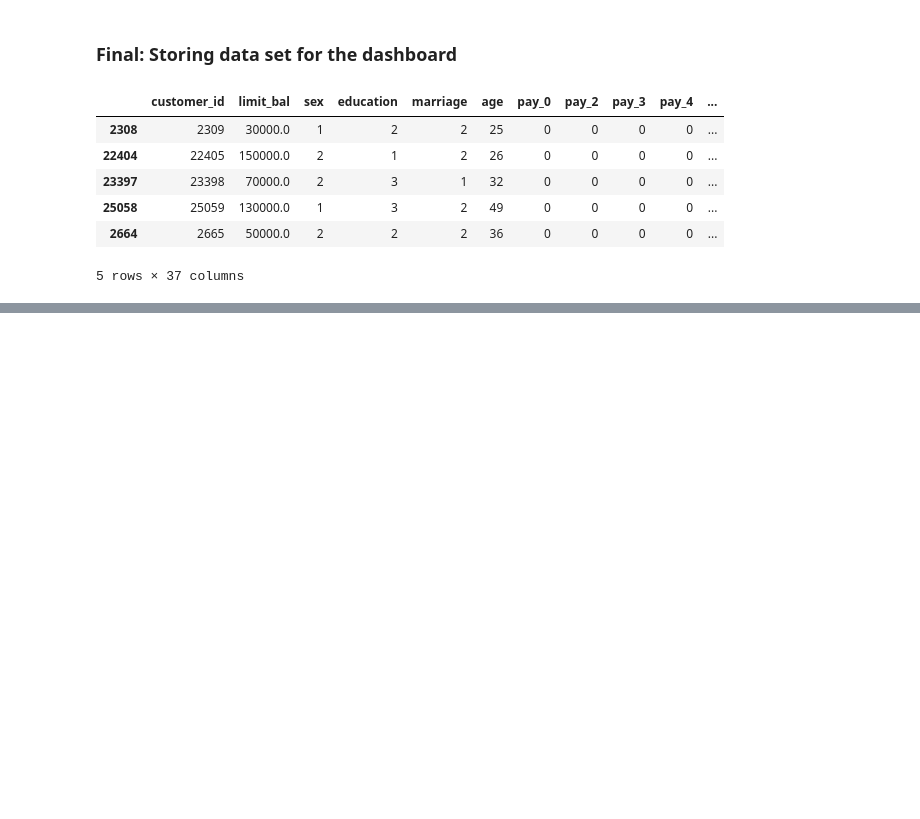
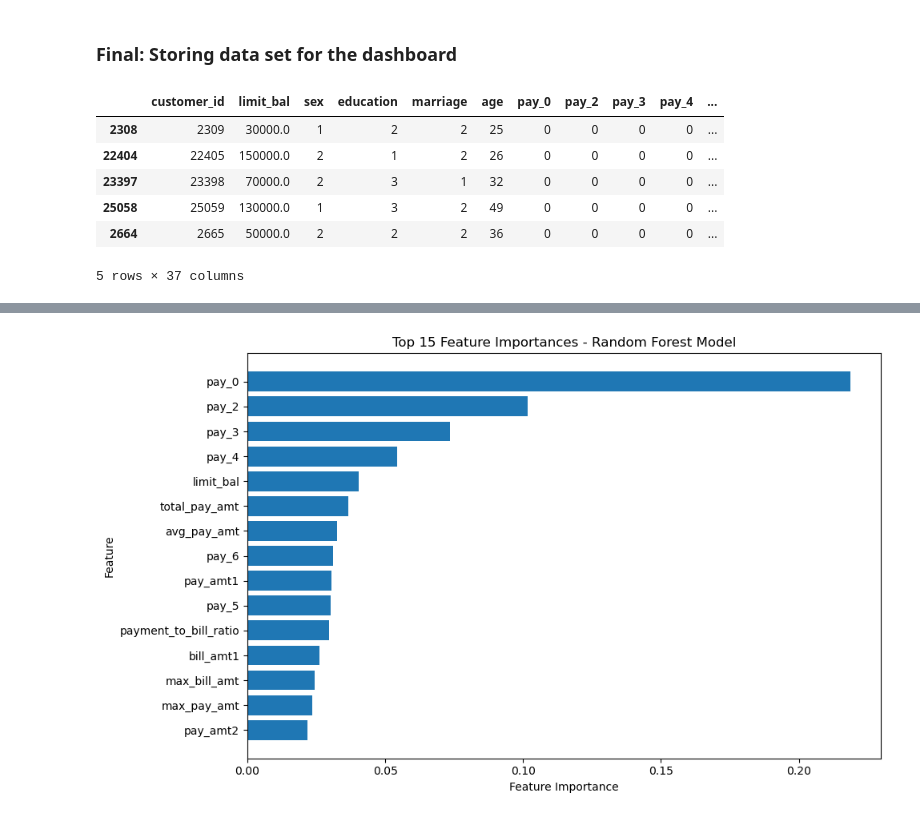
Before and after one commit to thebryanbx-cripto-32/Project_Final_Bank_Risk_ML, a Jupyter notebook: data_1_EDA_Credit.ipynb, the cells around one changed output, grey strips where cells are left out. Cells and saved outputs as stored; diff of their text form; code cells hidden in the pictures; blank space fills up the shorter version.

```diff
--- a/data_1_EDA_Credit.ipynb
+++ b/data_1_EDA_Credit.ipynb
@@ -724,0 +701,16 @@ df2.to_csv("Results/credit_dashboard_predictions.csv", index=False)
+# %%
+feature_names = X_train.columns
+
+importances = best_rf_model.feature_importances_
+
+feature_importance_df = pd.DataFrame({
+    "feature": feature_names,
+    "importance": importances})
+
+feature_importance_df = feature_importance_df.sort_values(
+    by="importance",
+    ascending=False)
+
+top_features = feature_importance_df.head(15)
+
+top_features
@@ -724,0 +734,15 @@ df2.to_csv("Results/credit_dashboard_predictions.csv", index=False)
+# %%
+plt.figure(figsize=(10, 6))
+
+plt.barh(
+    top_features["feature"][::-1],
+    top_features["importance"][::-1])
+
+plt.xlabel("Feature Importance")
+plt.ylabel("Feature")
+plt.title("Top 15 Feature Importances - Random Forest Model")
+
+plt.tight_layout()
+plt.show()
+# %% [output]
+[figure, added]
```
Also changed, not shown: parts of 13 cells of this notebook, 7 other files.
